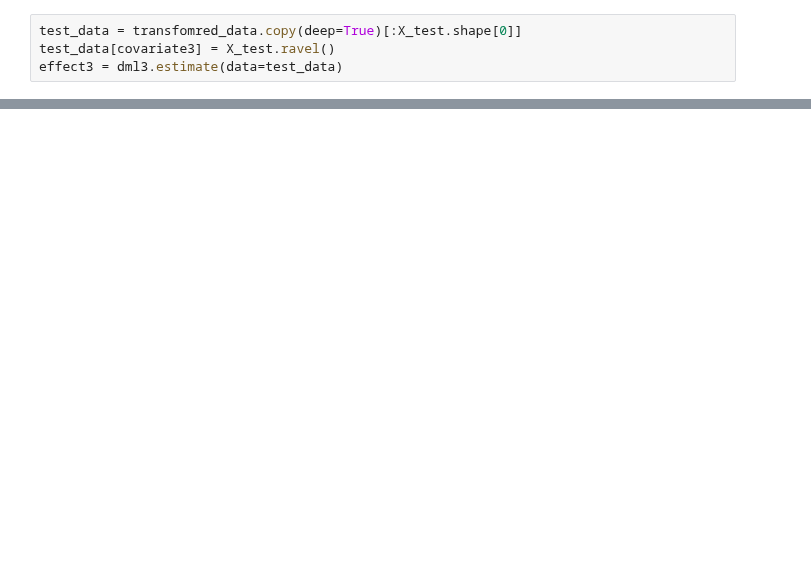
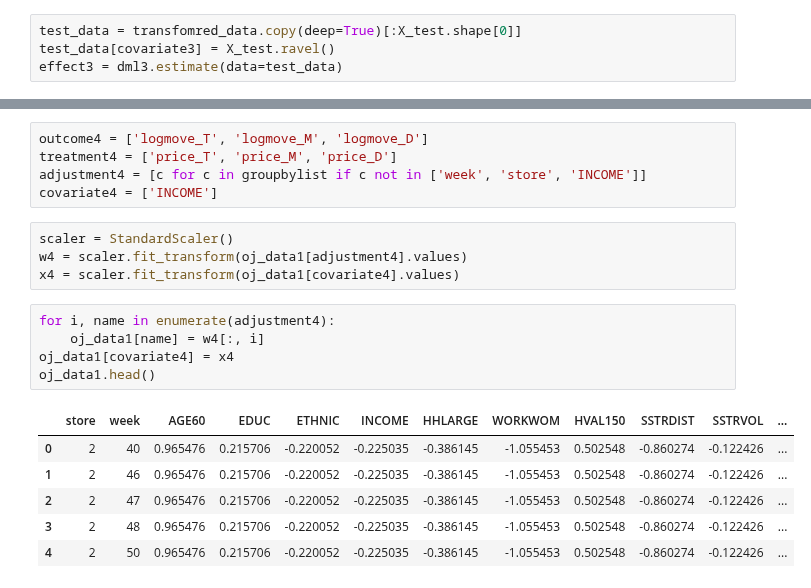
Before and after one commit to DataCanvasIO/YLearn, a Jupyter notebook: test_est.ipynb, the cells around one changed output, grey strips where cells are left out. Drawn from its saved outputs; the diff is of its cells as text; blank space fills up the shorter version.

```diff
--- a/test_est.ipynb
+++ b/test_est.ipynb
@@ -340,0 +373,21 @@ plt.show()
+# %%
+outcome4 = ['logmove_T', 'logmove_M', 'logmove_D']
+treatment4 = ['price_T', 'price_M', 'price_D']
+adjustment4 = [c for c in groupbylist if c not in ['week', 'store', 'INCOME']]
+covariate4 = ['INCOME']
+# %%
+scaler = StandardScaler()
+w4 = scaler.fit_transform(oj_data1[adjustment4].values)
+x4 = scaler.fit_transform(oj_data1[covariate4].values)
+# %%
+for i, name in enumerate(adjustment4):
+    oj_data1[name] = w4[:, i]
+oj_data1[covariate4] = x4
+oj_data1.head()
+# %% [output]
+|  | store | week | AGE60 | EDUC | ETHNIC | INCOME | HHLARGE | WORKWOM | HVAL150 | SSTRDIST | SSTRVOL | ... |
+| 0 | 2 | 40 | 0.965476 | 0.215706 | -0.220052 | -0.225035 | -0.386145 | -1.055453 | 0.502548 | -0.860274 | -0.122426 | ... |
+| 1 | 2 | 46 | 0.965476 | 0.215706 | -0.220052 | -0.225035 | -0.386145 | -1.055453 | 0.502548 | -0.860274 | -0.122426 | ... |
+| 2 | 2 | 47 | 0.965476 | 0.215706 | -0.220052 | -0.225035 | -0.386145 | -1.055453 | 0.502548 | -0.860274 | -0.122426 | ... |
+| 3 | 2 | 48 | 0.965476 | 0.215706 | -0.220052 | -0.225035 | -0.386145 | -1.055453 | 0.502548 | -0.860274 | -0.122426 | ... |
+| 4 | 2 | 50 | 0.965476 | 0.215706 | -0.220052 | -0.225035 | -0.386145 | -1.055453 | 0.502548 | -0.860274 | -0.122426 | ... |
```
Also changed, not shown: parts of 14 cells of this notebook, 1 other file.
